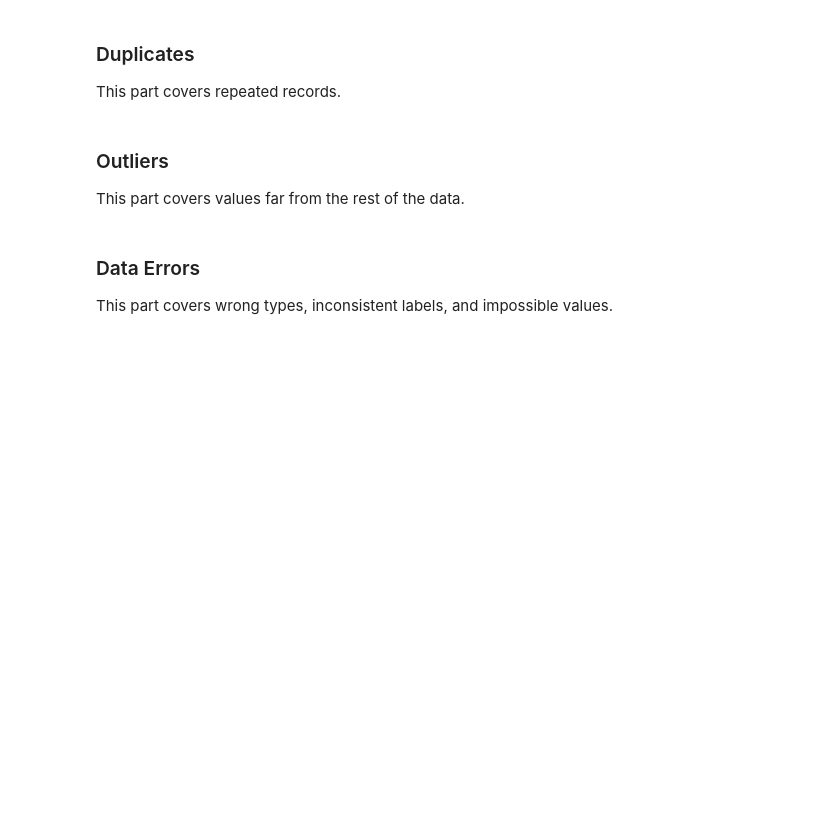
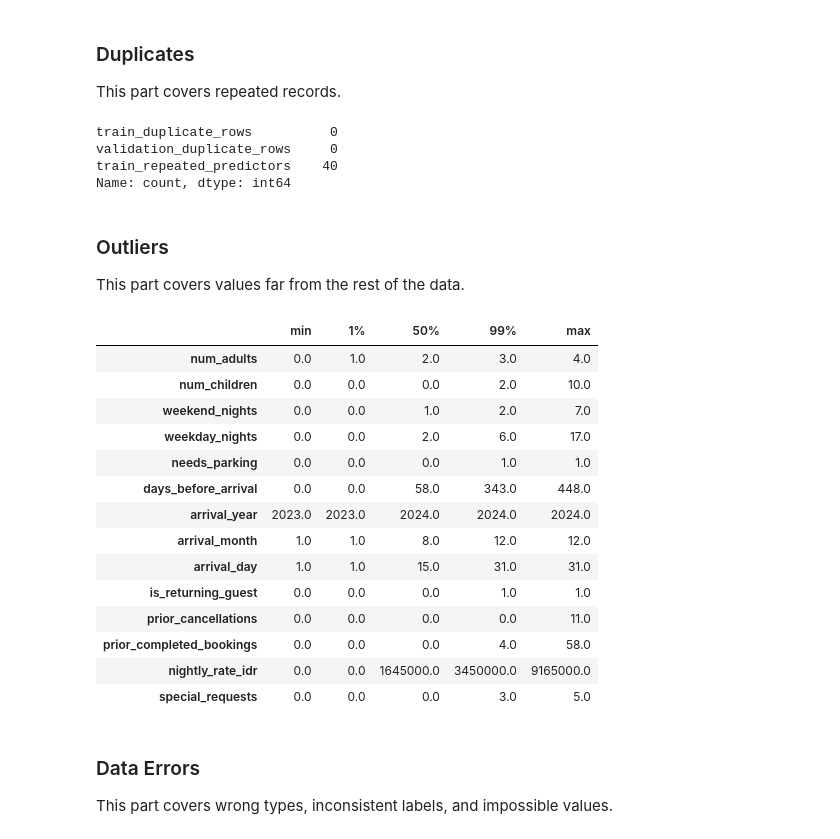
Before and after one commit to ValentinoDan/IF3170_G22_OISCDivisiKaggle, a Jupyter notebook: src/notebook.ipynb, the cells around one changed output. Drawn from its saved outputs; the diff is of its cells as text; code cells hidden in the pictures; blank space fills up the shorter version.

```diff
--- a/src/notebook.ipynb
+++ b/src/notebook.ipynb
@@ -102,10 +144,10 @@ A fixed seed keeps the results reproducible.
 # %%
 def seed_everything(seed: int):
     random.seed(seed)
-    os.environ['PYTHONHASHSEED'] = str(seed)
     np.random.seed(seed)
+    return np.random.default_rng(seed)
 
-seed_everything(CFG.SEED)
+split_rng = seed_everything(CFG.SEED)
 # %% [markdown]
 ## Load Dataset
 
@@ -150,7 +195,17 @@ This part covers completeness, consistency, and the validity of values.
 # %% [markdown]
 The split comes before data preparation so that validation data stays unseen. Only `train.csv` is split, and `test.csv` serves the Kaggle submission alone.
 # %%
-# train_set, val_set = ...
+labels = train_df[CFG.TARGET].to_numpy()
+train_indices, val_indices = [], []
+
+for label in np.unique(labels):
+    indices = split_rng.permutation(np.flatnonzero(labels == label))
+    n_val = round(0.20 * len(indices))
+    val_indices.append(indices[:n_val])
+    train_indices.append(indices[n_val:])
+
+train_set = train_df.iloc[split_rng.permutation(np.concatenate(train_indices))]
+val_set = train_df.iloc[split_rng.permutation(np.concatenate(val_indices))]
 # %% [markdown]
 ---
 
@@ -166,7 +221,10 @@ Preparation steps may use `sklearn`. Every statistic comes from the training spl
 
 Selection decides which records and attributes stay in the analysis.
 # %%
-# Write your code here
+X_train = train_set.drop(columns=[CFG.ID, CFG.TARGET]).copy()
+X_val = val_set.drop(columns=[CFG.ID, CFG.TARGET]).copy()
+y_train = train_set[CFG.TARGET].copy()
+y_val = val_set[CFG.TARGET].copy()
 # %% [markdown]
 ## Clean Data
 
@@ -176,19 +234,59 @@ Cleaning raises data quality to the level the chosen models need.
 
 This part covers missing values, if any.
 # %%
-# Write your code here
+def fill_missing(frame, medians, missing_columns, categorical_columns):
+    frame = frame.copy()
+    frame[missing_columns + "_missing"] = frame[missing_columns].isna().astype(float).to_numpy()
+    frame[medians.index] = frame[medians.index].fillna(medians)
+    frame[categorical_columns] = frame[categorical_columns].fillna("<missing>")
+    return frame
+
+numeric_columns = X_train.select_dtypes(include="number").columns.tolist()
+categorical_columns = X_train.columns.difference(numeric_columns, sort=False).tolist()
+missing_columns = X_train[numeric_columns].columns[X_train[numeric_columns].isna().any()]
+numeric_medians = X_train[numeric_columns].median().fillna(0.0)
+
+X_train = fill_missing(X_train, numeric_medians, missing_columns, categorical_columns)
+X_val = fill_missing(X_val, numeric_medians, missing_columns, categorical_columns)
 # %% [markdown]
 ### Duplicates
 
 This part covers repeated records.
 # %%
-# Write your code here
+display(pd.Series({
+    "train_duplicate_rows": train_set.duplicated().sum(),
+    "validation_duplicate_rows": val_set.duplicated().sum(),
+    "train_repeated_predictors": train_set.drop(columns=[CFG.ID, CFG.TARGET]).duplicated().sum(),
+}, name="count"))
+# %% [output]
+train_duplicate_rows          0
+validation_duplicate_rows     0
+train_repeated_predictors    40
+Name: count, dtype: int64
 # %% [markdown]
 ### Outliers
 
 This part covers values far from the rest of the data.
 # %%
-# Write your code here
+display(X_train[numeric_columns].describe(percentiles=[0.01, 0.5, 0.99]).T[
+    ["min", "1%", "50%", "99%", "max"]
+])
+# %% [output]
+|  | min | 1% | 50% | 99% | max |
+| num_adults | 0.0 | 1.0 | 2.0 | 3.0 | 4.0 |
+| num_children | 0.0 | 0.0 | 0.0 | 2.0 | 10.0 |
+| weekend_nights | 0.0 | 0.0 | 1.0 | 2.0 | 7.0 |
+| weekday_nights | 0.0 | 0.0 | 2.0 | 6.0 | 17.0 |
+| needs_parking | 0.0 | 0.0 | 0.0 | 1.0 | 1.0 |
+| days_before_arrival | 0.0 | 0.0 | 58.0 | 343.0 | 448.0 |
+| arrival_year | 2023.0 | 2023.0 | 2024.0 | 2024.0 | 2024.0 |
+| arrival_month | 1.0 | 1.0 | 8.0 | 12.0 | 12.0 |
+| arrival_day | 1.0 | 1.0 | 15.0 | 31.0 | 31.0 |
+| is_returning_guest | 0.0 | 0.0 | 0.0 | 1.0 | 1.0 |
+| prior_cancellations | 0.0 | 0.0 | 0.0 | 0.0 | 11.0 |
+| prior_completed_bookings | 0.0 | 0.0 | 0.0 | 4.0 | 58.0 |
+| nightly_rate_idr | 0.0 | 0.0 | 1645000.0 | 3450000.0 | 9165000.0 |
+| special_requests | 0.0 | 0.0 | 0.0 | 3.0 | 5.0 |
 # %% [markdown]
 ### Data Errors
 
```
Also changed, not shown: parts of 14 cells of this notebook.
